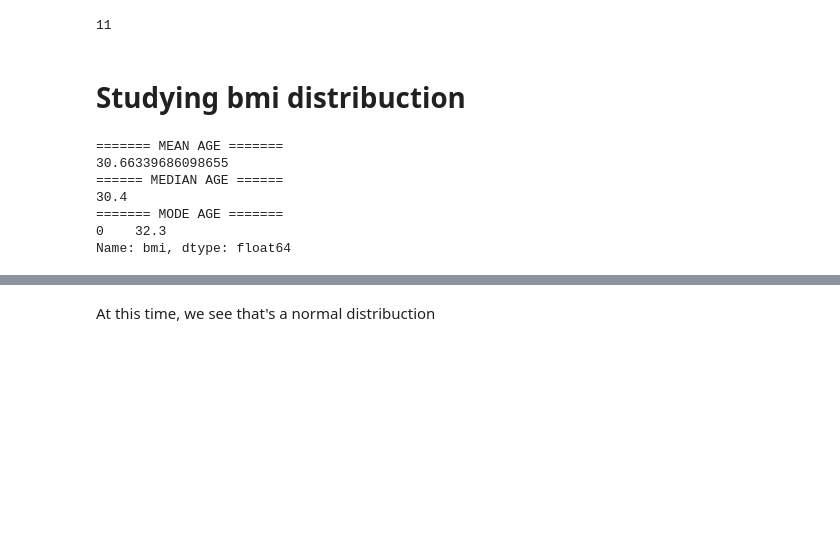
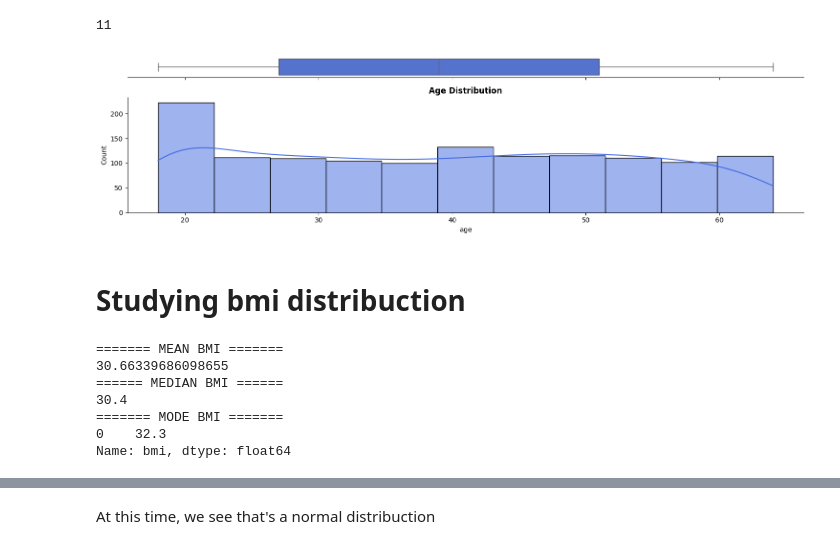
Before and after one commit to DaviFPassos/Helthy-Report, a Jupyter notebook: p1.ipynb, the cells around one changed output, grey strips where cells are left out. Saved outputs shown, nothing was run; the diff lists cells and outputs as text; code cells hidden in the pictures; blank space fills up the shorter version.

```diff
--- a/p1.ipynb
+++ b/p1.ipynb
@@ -166,18 +156,39 @@ fig.show()
+# %%
+fig, (ax_box, ax_hist) = plt.subplots(2, 1, figsize=(15, 4), sharex=True,
+                                     gridspec_kw={"height_ratios": (.15, .85)})
+
+# 1. Boxplot superior axis
+sns.boxplot(data=df, x="age", ax=ax_box, color="royalblue")
+ax_box.set(xlabel='') # Remove label x so we don't have a duplicate label on x-axis
+
+# 2. Histogram below axis
+sns.histplot(data=df, x="age", color='royalblue', bins=k, kde=True, ax=ax_hist)
+ax_hist.set_title('Age Distribution', fontsize=12, fontweight='bold')
+
+# Aesthetic
+sns.despine(ax=ax_hist) # Remove bordas desnecessárias
+sns.despine(ax=ax_box, left=True) # Remove bordas do boxplot
+ax_box.set_yticks([]) # Remove escala lateral do boxplot
+
+plt.tight_layout()
+plt.show()
+# %% [output]
+[figure, added]
 # %% [markdown]
 # Studying bmi distribuction
 # %%
-print(7*'=','MEAN AGE',7*'=')
+print(7*'=','MEAN BMI',7*'=')
 print(df['bmi'].mean())
-print(6*'=','MEDIAN AGE',6*'=')
+print(6*'=','MEDIAN BMI',6*'=')
 print(df['bmi'].median())
-print(7*'=','MODE AGE',7*'=')
+print(7*'=','MODE BMI',7*'=')
 print(df['bmi'].mode())
 # %% [output]
-======= MEAN AGE =======
+======= MEAN BMI =======
 30.66339686098655
-====== MEDIAN AGE ======
+====== MEDIAN BMI ======
 30.4
-======= MODE AGE =======
+======= MODE BMI =======
 0    32.3
 Name: bmi, dtype: float64
 # %%
```
Also changed, not shown: parts of 38 cells of this notebook.
